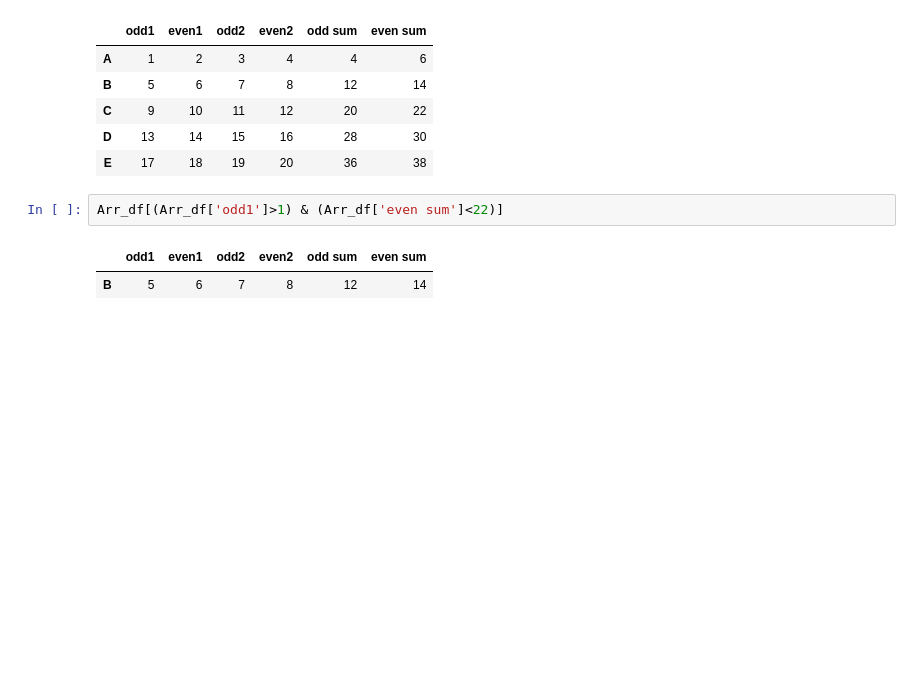
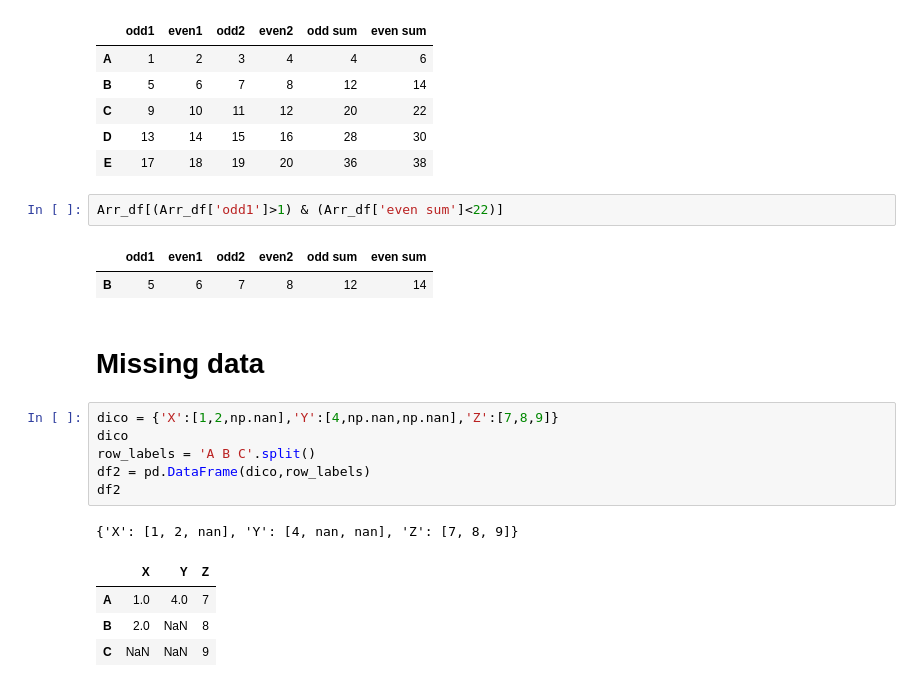
Before and after one commit to wellbg/Bibliotecas_python, a Jupyter notebook: Pandas.ipynb, the cells around one changed output. Saved outputs shown, nothing was run; the diff lists cells and outputs as text; blank space fills up the shorter version.

```diff
--- a/Pandas.ipynb
+++ b/Pandas.ipynb
@@ -425,3 +440,17 @@ Arr_df[(Arr_df['odd1']>1) & (Arr_df['even sum']<22)]
 # %% [output]
 |  | odd1 | even1 | odd2 | even2 | odd sum | even sum |
 | B | 5 | 6 | 7 | 8 | 12 | 14 |
+# %% [markdown]
+# **Missing data**
+# %%
+dico = {'X':[1,2,np.nan],'Y':[4,np.nan,np.nan],'Z':[7,8,9]}
+dico
+row_labels = 'A B C'.split()
+df2 = pd.DataFrame(dico,row_labels)
+df2
+# %% [output]
+{'X': [1, 2, nan], 'Y': [4, nan, nan], 'Z': [7, 8, 9]}
+|  | X | Y | Z |
+| A | 1.0 | 4.0 | 7 |
+| B | 2.0 | NaN | 8 |
+| C | NaN | NaN | 9 |
```
Also changed, not shown: parts of 8 cells of this notebook.
